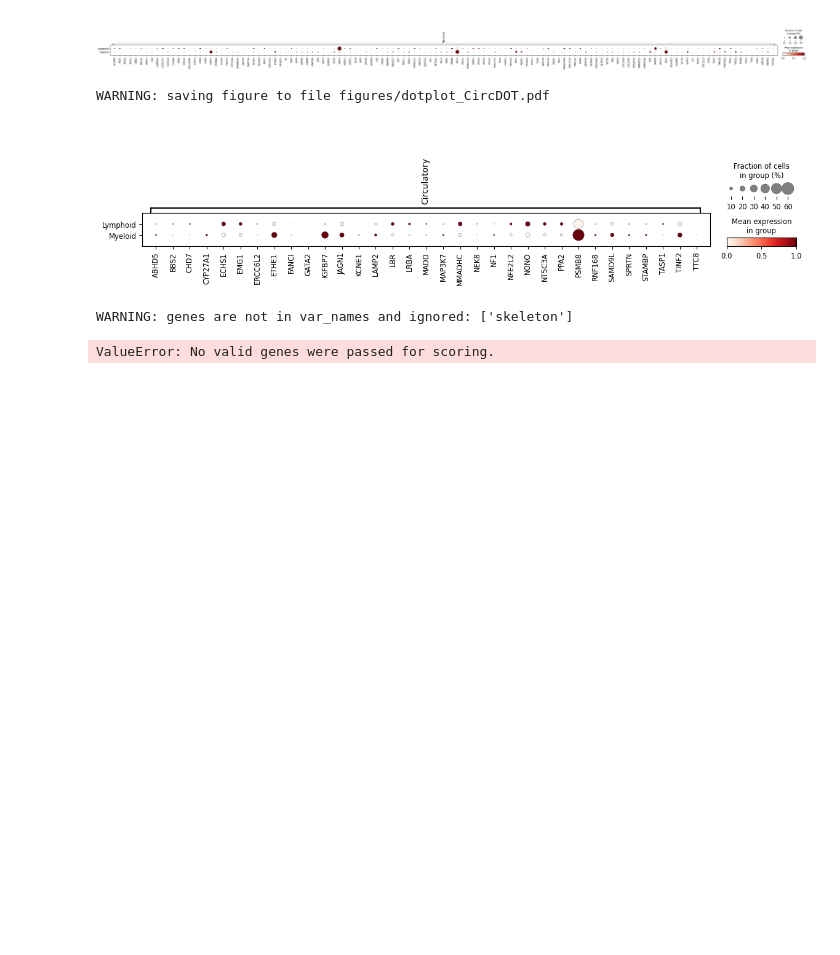
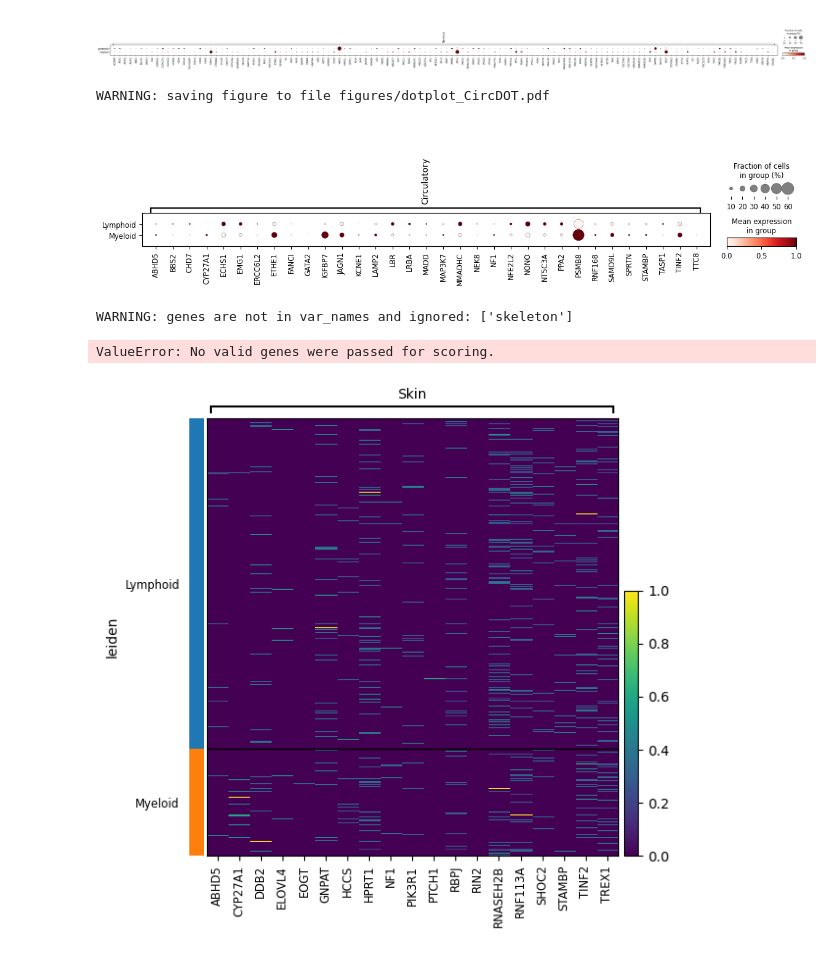
Before and after one commit to JakeJackson22/-Developmental_Disorder_Python_Archival, a Jupyter notebook: Visualisation.ipynb, the cells around one changed output. Cells and saved outputs as stored; diff of their text form; code cells hidden in the pictures; blank space fills up the shorter version.

Commit message:
Creation of more streamlined plot notebook

```diff
--- a/Visualisation.ipynb
+++ b/Visualisation.ipynb
@@ -382,3 +382,7 @@ sc.tl.score_genes(adata, gene_list, ctrl_size=50, gene_pool=None, n_bins=25, sco
 # %% [output]
 WARNING: genes are not in var_names and ignored: ['skeleton']
 ValueError: No valid genes were passed for scoring.
+# %%
+sc.pl.heatmap(adata2, groupby='leiden', use_raw=False, var_names=dictS, standard_scale='var', show_gene_labels=True)
+# %% [output]
+[figure, added]
```
Also changed, not shown: parts of 15 cells of this notebook, 1 other file.
